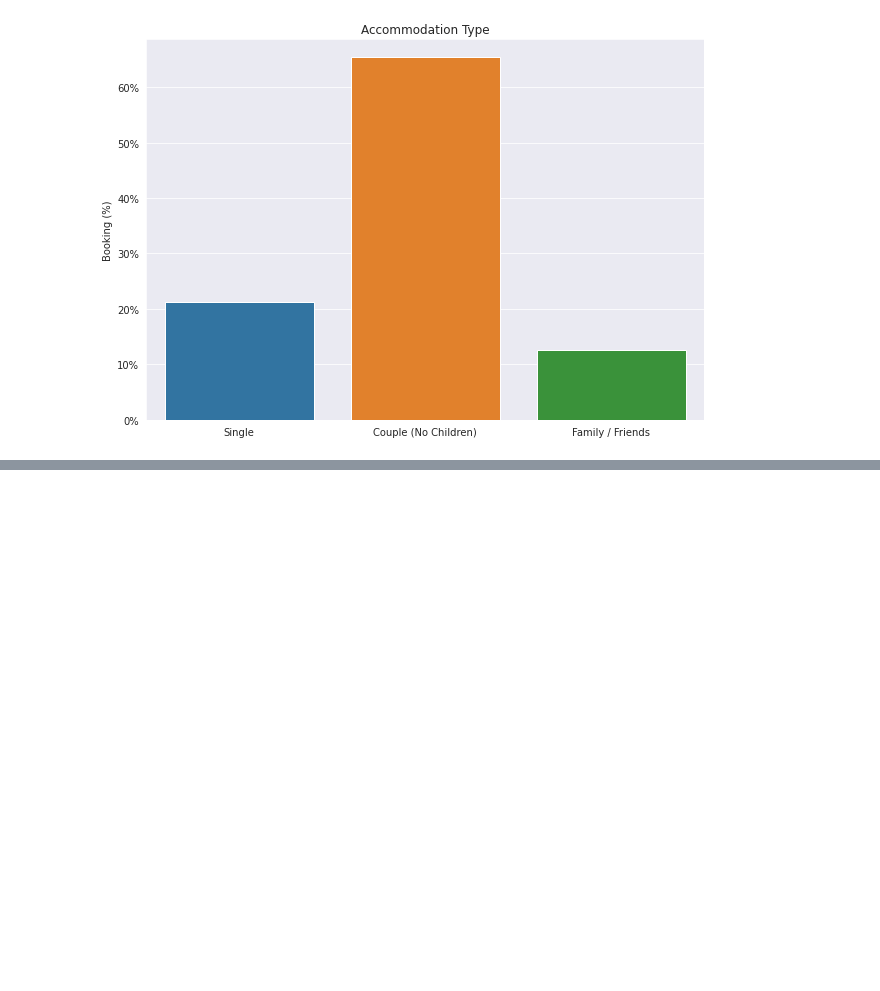
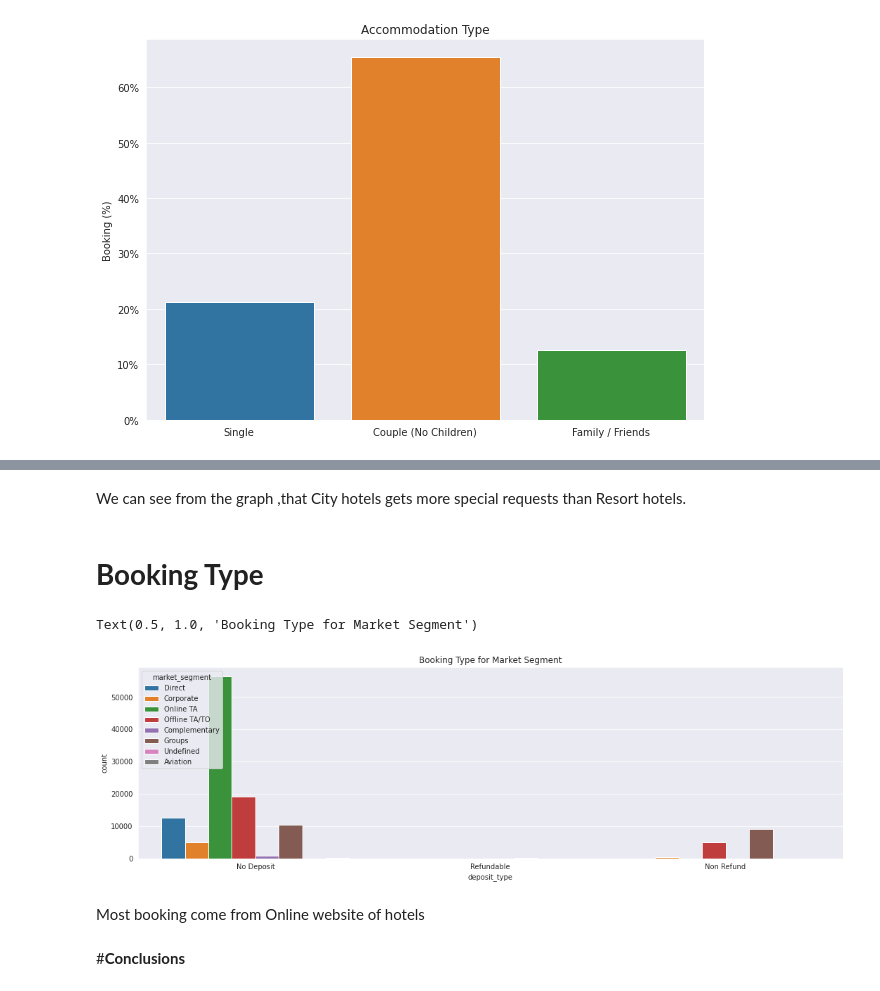
Before and after one commit to pallavibhardwaj/hotel-booking-analysis, a Jupyter notebook: Pallavi_Bhardwaj_Hotel_Booking_Analysis_Capstone_Project.ipynb, the cells around one changed output, grey strips where cells are left out. Saved outputs shown, nothing was run; the diff lists cells and outputs as text; code cells hidden in the pictures; blank space fills up the shorter version.

```diff
--- a/Pallavi_Bhardwaj_Hotel_Booking_Analysis_Capstone_Project.ipynb
+++ b/Pallavi_Bhardwaj_Hotel_Booking_Analysis_Capstone_Project.ipynb
@@ -379,0 +412,16 @@ plot(names,count_percent,  y_label='Booking (%)', title='Accommodation Type', fi
+# %% [markdown]
+We can see from the graph ,that City hotels gets more special requests than Resort hotels.
+# %% [markdown]
+# **Booking Type**
+# %%
+#Plot bar of booking type
+plt.figure(figsize=(18,5))
+sns.countplot(data=hotel_status,x='deposit_type',hue='market_segment')
+plt.title('Booking Type for Market Segment')
+# %% [output]
+Text(0.5, 1.0, 'Booking Type for Market Segment')
+[figure, added]
+# %% [markdown]
+Most booking come from Online website of hotels
+# %% [markdown]
+#**Conclusions**
```
Also changed, not shown: parts of 16 cells of this notebook.
